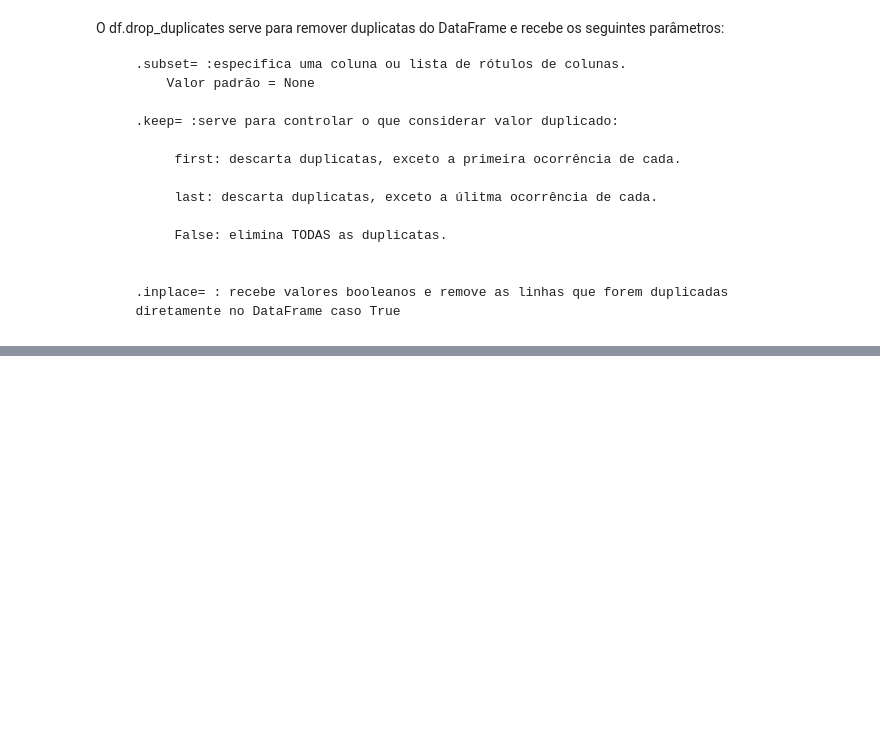
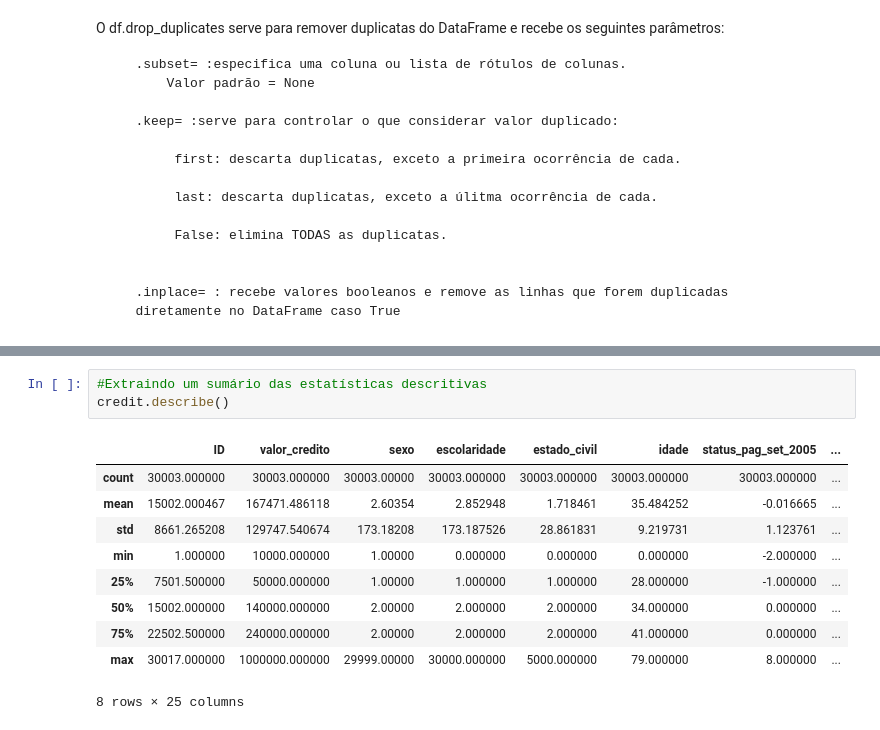
Before and after one commit to thiagot3/Aprendizado-Pandas, a Jupyter notebook: Aulas da Biblioteca Pandas.ipynb, the cells around one changed output, grey strips where cells are left out. Saved outputs shown, nothing was run; the diff lists cells and outputs as text; blank space fills up the shorter version.

```diff
--- a/Aulas da Biblioteca Pandas.ipynb
+++ b/Aulas da Biblioteca Pandas.ipynb
@@ -288,0 +696,14 @@ display(credit_grouped)
+# %%
+#Extraindo um sumário das estatísticas descritivas
+credit.describe()
+# %% [output]
+|  | ID | valor_credito | sexo | escolaridade | estado_civil | idade | status_pag_set_2005 | ... |
+| count | 30003.000000 | 30003.000000 | 30003.00000 | 30003.000000 | 30003.000000 | 30003.000000 | 30003.000000 | ... |
+| mean | 15002.000467 | 167471.486118 | 2.60354 | 2.852948 | 1.718461 | 35.484252 | -0.016665 | ... |
+| std | 8661.265208 | 129747.540674 | 173.18208 | 173.187526 | 28.861831 | 9.219731 | 1.123761 | ... |
+| min | 1.000000 | 10000.000000 | 1.00000 | 0.000000 | 0.000000 | 0.000000 | -2.000000 | ... |
+| 25% | 7501.500000 | 50000.000000 | 1.00000 | 1.000000 | 1.000000 | 28.000000 | -1.000000 | ... |
+| 50% | 15002.000000 | 140000.000000 | 2.00000 | 2.000000 | 2.000000 | 34.000000 | 0.000000 | ... |
+| 75% | 22502.500000 | 240000.000000 | 2.00000 | 2.000000 | 2.000000 | 41.000000 | 0.000000 | ... |
+| max | 30017.000000 | 1000000.000000 | 29999.00000 | 30000.000000 | 5000.000000 | 79.000000 | 8.000000 | ... |
+8 rows × 25 columns
```
Also changed, not shown: parts of 43 cells of this notebook, 1 other file.
